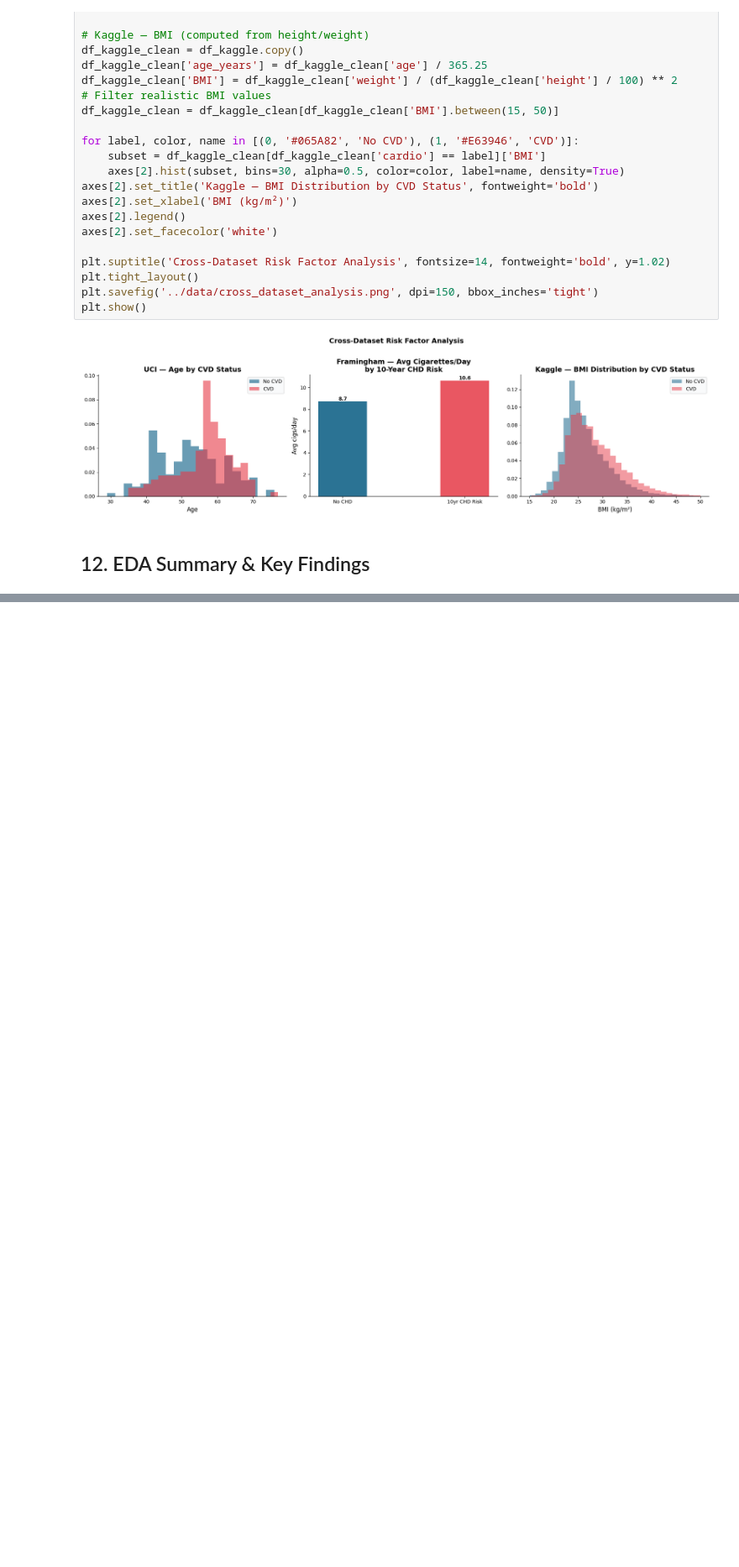
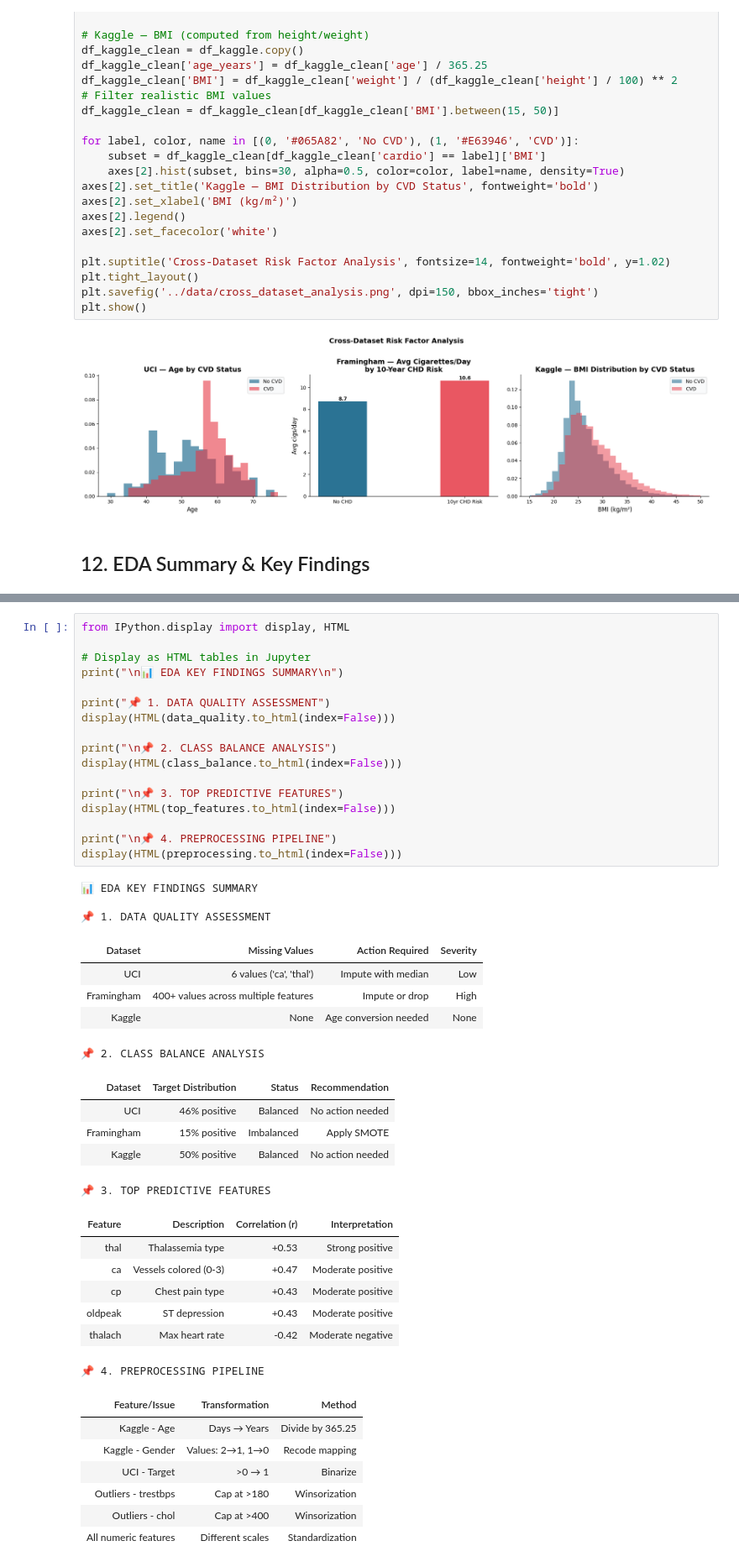
Before and after one commit to Takwa-haj/cardiovascular-ml-takwa-haj, a Jupyter notebook: cardiovascular-ml/notebooks/01_EDA.ipynb, the cells around one changed output, grey strips where cells are left out. Shown at 84% size. Saved outputs shown, nothing was run; the diff lists cells and outputs as text; blank space fills up the shorter version.

```diff
--- a/cardiovascular-ml/notebooks/01_EDA.ipynb
+++ b/cardiovascular-ml/notebooks/01_EDA.ipynb
@@ -555,0 +507,45 @@ print("""
+# %%
+from IPython.display import display, HTML
+
+# Display as HTML tables in Jupyter
+print("\n📊 EDA KEY FINDINGS SUMMARY\n")
+
+print("📌 1. DATA QUALITY ASSESSMENT")
+display(HTML(data_quality.to_html(index=False)))
+
+print("\n📌 2. CLASS BALANCE ANALYSIS")
+display(HTML(class_balance.to_html(index=False)))
+
+print("\n📌 3. TOP PREDICTIVE FEATURES")
+display(HTML(top_features.to_html(index=False)))
+
+print("\n📌 4. PREPROCESSING PIPELINE")
+display(HTML(preprocessing.to_html(index=False)))
+# %% [output]
+📊 EDA KEY FINDINGS SUMMARY
+
+📌 1. DATA QUALITY ASSESSMENT
+| Dataset | Missing Values | Action Required | Severity |
+| UCI | 6 values ('ca', 'thal') | Impute with median | Low |
+| Framingham | 400+ values across multiple features | Impute or drop | High |
+| Kaggle | None | Age conversion needed | None |
+📌 2. CLASS BALANCE ANALYSIS
+| Dataset | Target Distribution | Status | Recommendation |
+| UCI | 46% positive | Balanced | No action needed |
+| Framingham | 15% positive | Imbalanced | Apply SMOTE |
+| Kaggle | 50% positive | Balanced | No action needed |
+📌 3. TOP PREDICTIVE FEATURES
+| Feature | Description | Correlation (r) | Interpretation |
+| thal | Thalassemia type | +0.53 | Strong positive |
+| ca | Vessels colored (0-3) | +0.47 | Moderate positive |
+| cp | Chest pain type | +0.43 | Moderate positive |
+| oldpeak | ST depression | +0.43 | Moderate positive |
+| thalach | Max heart rate | -0.42 | Moderate negative |
+📌 4. PREPROCESSING PIPELINE
+| Feature/Issue | Transformation | Method |
+| Kaggle - Age | Days → Years | Divide by 365.25 |
+| Kaggle - Gender | Values: 2→1, 1→0 | Recode mapping |
+| UCI - Target | >0 → 1 | Binarize |
+| Outliers - trestbps | Cap at >180 | Winsorization |
+| Outliers - chol | Cap at >400 | Winsorization |
+| All numeric features | Different scales | Standardization |
```
Also changed, not shown: parts of 1 cell of this notebook, 2 other files.
